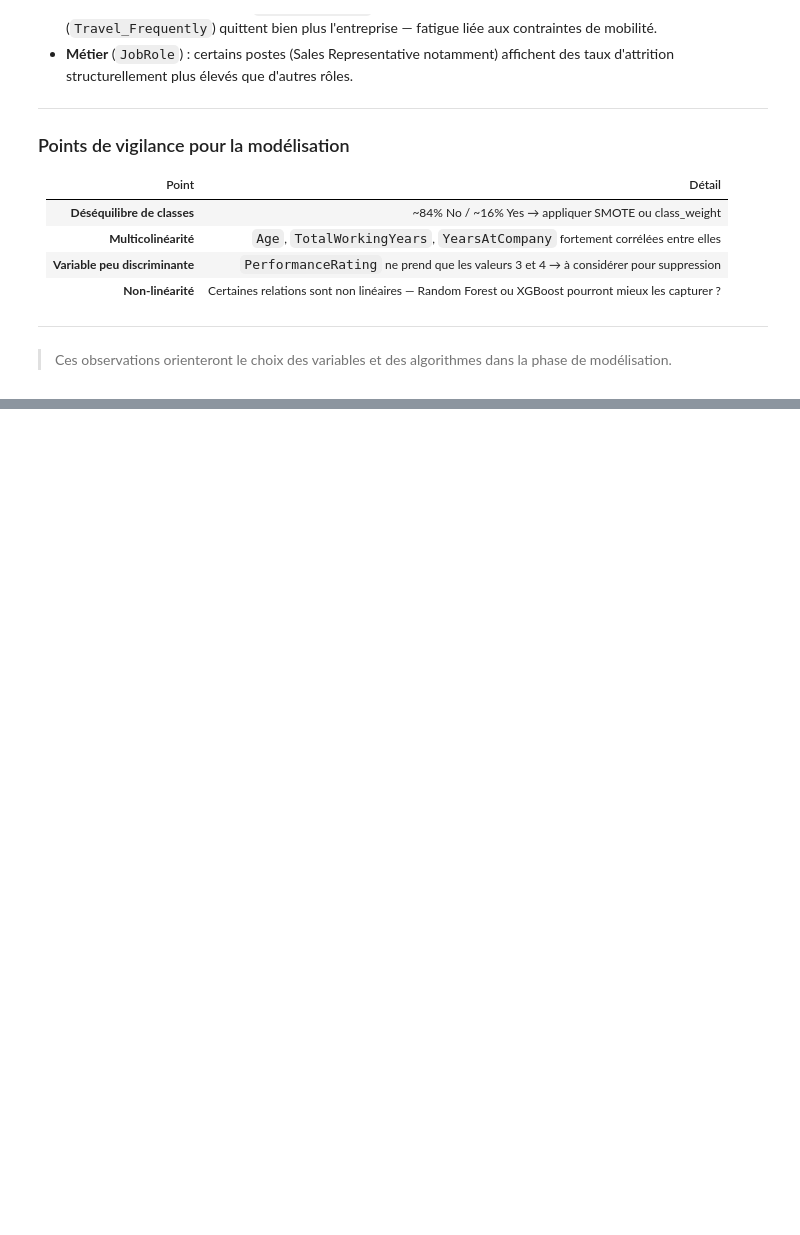
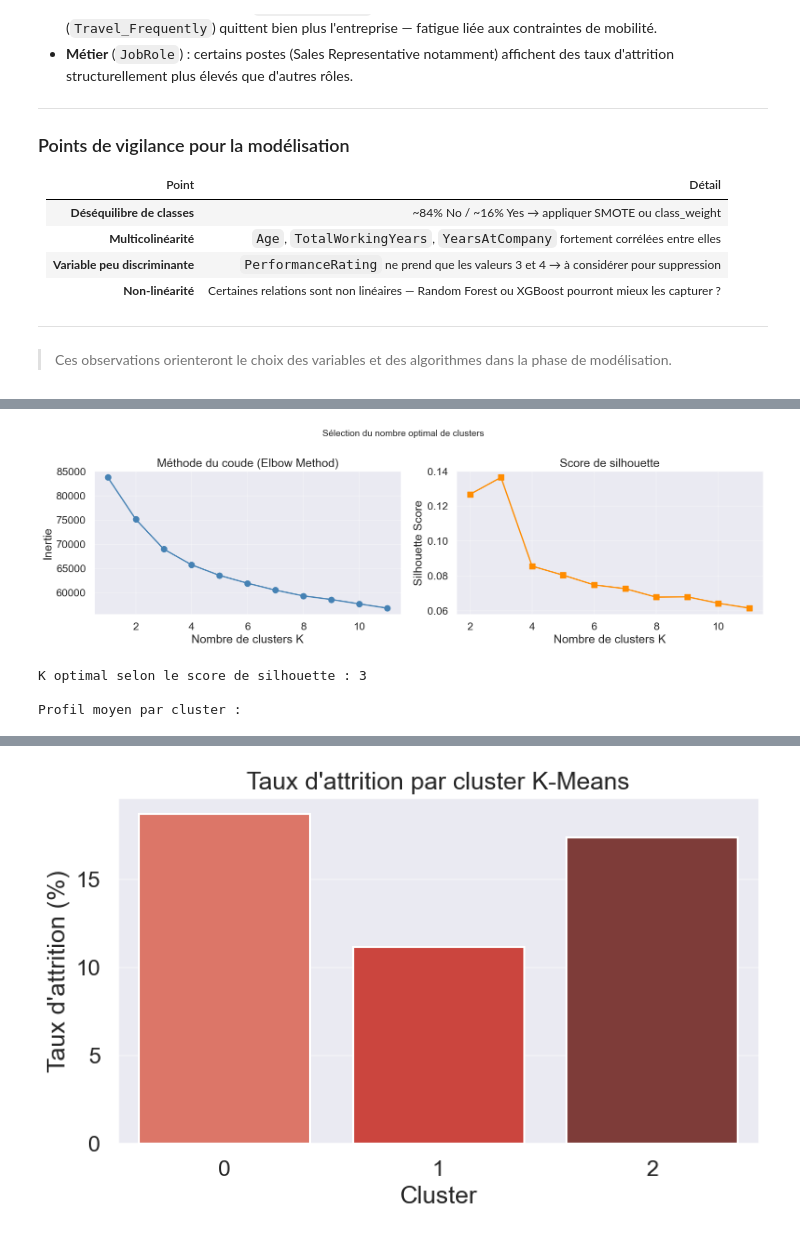
Before and after one commit to Raikuji/Cesi_Machine_Learning, a Jupyter notebook: projet_ia.ipynb, the cells around one changed output, grey strips where cells are left out. Saved outputs shown, nothing was run; the diff lists cells and outputs as text; code cells hidden in the pictures; blank space fills up the shorter version.

Commit message:
Ajoute de la standardisation/normalisation et k-means

```diff
--- a/projet_ia.ipynb
+++ b/projet_ia.ipynb
@@ -538,0 +589,76 @@ L'analyse exploratoire a permis d'identifier les principaux facteurs associés
+# %%
+from sklearn.cluster import KMeans
+from sklearn.metrics import silhouette_score
+
+# On travaille sur les données standardisées
+X = df_standardized.values
+
+# 1. Méthode du coude + Score de silhouette
+inertias        = []
+silhouette_scores = []
+K_range = range(1, 12)
+for k in K_range:
+    km = KMeans(n_clusters=k, init='k-means++', n_init=10, random_state=42)
+    km.fit(X)
+    inertias.append(km.inertia_)
+    if k >= 2:
+        silhouette_scores.append(silhouette_score(X, km.labels_))
+    else:
+        silhouette_scores.append(None)
+
+fig, axes = plt.subplots(1, 2, figsize=(16, 5))
+
+axes[0].plot(K_range, inertias, marker='o', color='steelblue', linewidth=2)
+axes[0].set_title('Méthode du coude (Elbow Method)')
+axes[0].set_xlabel('Nombre de clusters K')
+axes[0].set_ylabel('Inertie')
+axes[0].grid(True, alpha=0.3)
+
+axes[1].plot(K_range, silhouette_scores, marker='s', color='darkorange', linewidth=2)
+axes[1].set_title('Score de silhouette')
+axes[1].set_xlabel('Nombre de clusters K')
+axes[1].set_ylabel('Silhouette Score')
+axes[1].grid(True, alpha=0.3)
+
+plt.suptitle('Sélection du nombre optimal de clusters', fontsize=14)
+plt.tight_layout()
+plt.show()
+
+# 2. Entraînement final avec le K optimal
+K_OPTIMAL = max(zip(K_range, silhouette_scores), key=lambda x: x[1] if x[1] is not None else -1)[0]
+print(f"K optimal selon le score de silhouette : {K_OPTIMAL}")
+
+kmeans_final = KMeans(n_clusters=K_OPTIMAL, init='k-means++', n_init=10, random_state=42)
+kmeans_final.fit(X)
+
+employee_data['Cluster'] = kmeans_final.labels_
+
+# 3. Profil moyen de chaque cluster
+cluster_profile = employee_data.groupby('Cluster')[cluster_features].mean()
+print("\nProfil moyen par cluster :")
+display(cluster_profile.T)
+
+# 4. Taux d'attrition par cluster
+attrition_by_cluster = employee_data.groupby('Cluster')['Attrition'].apply(
+    lambda x: (x == 'Yes').mean() * 100
+).reset_index()
+attrition_by_cluster.columns = ['Cluster', 'Attrition_Rate (%)']
+
+plt.figure(figsize=(8, 5))
+sns.barplot(data=attrition_by_cluster, x='Cluster', y='Attrition_Rate (%)',
+            palette='Reds_d')
+plt.title("Taux d'attrition par cluster K-Means")
+plt.ylabel("Taux d'attrition (%)")
+plt.xlabel("Cluster")
+plt.grid(axis='y', alpha=0.3)
+plt.tight_layout()
+plt.show()
+
+# 5. Taille des clusters
+print("\nRépartition des employés par cluster :")
+print(employee_data['Cluster'].value_counts().sort_index())
+# %% [output]
+[figure, added]
+K optimal selon le score de silhouette : 3
+
+Profil moyen par cluster :
@@ -538,0 +682 @@ L'analyse exploratoire a permis d'identifier les principaux facteurs associés
+[figure, added]
```
Also changed, not shown: parts of 6 cells of this notebook.
